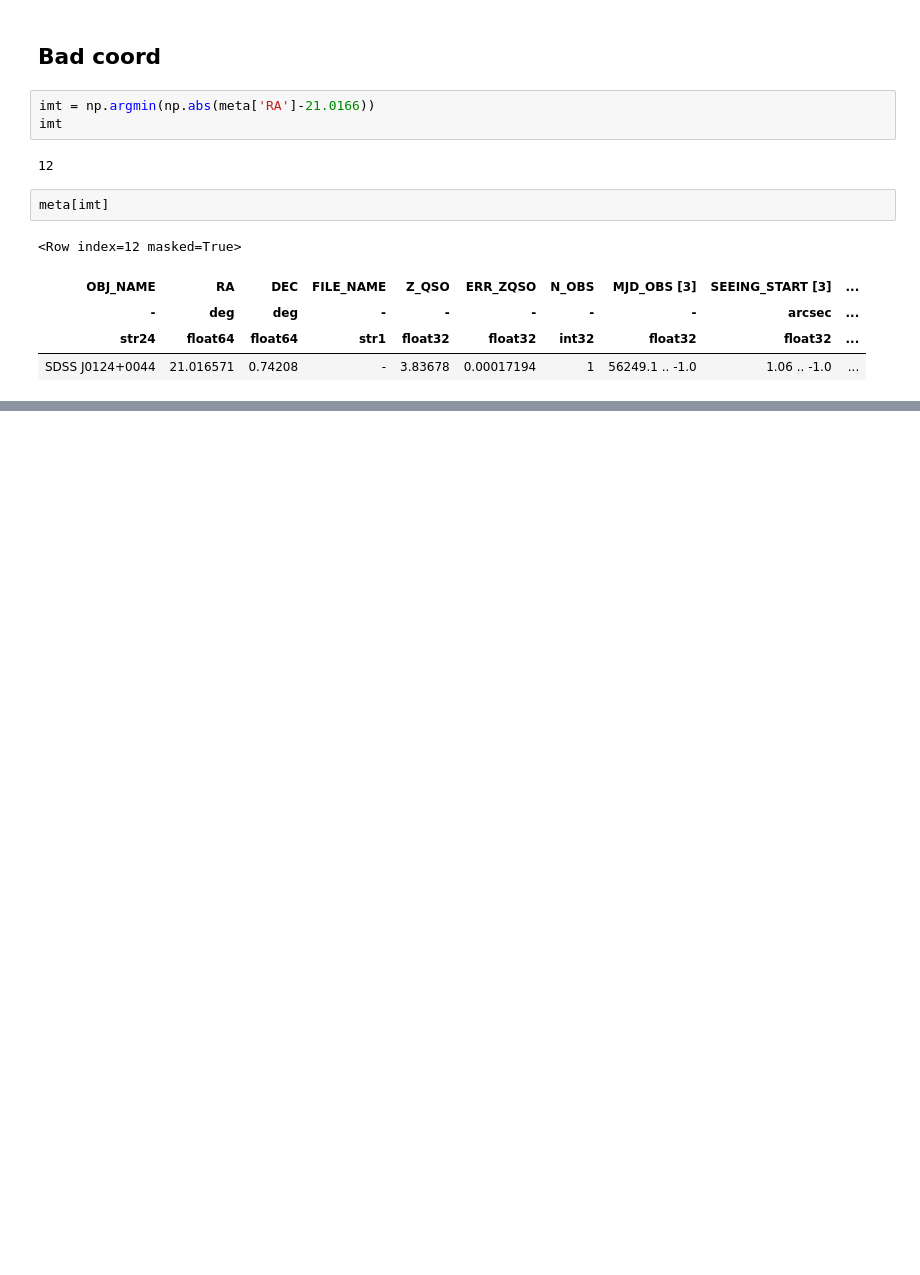
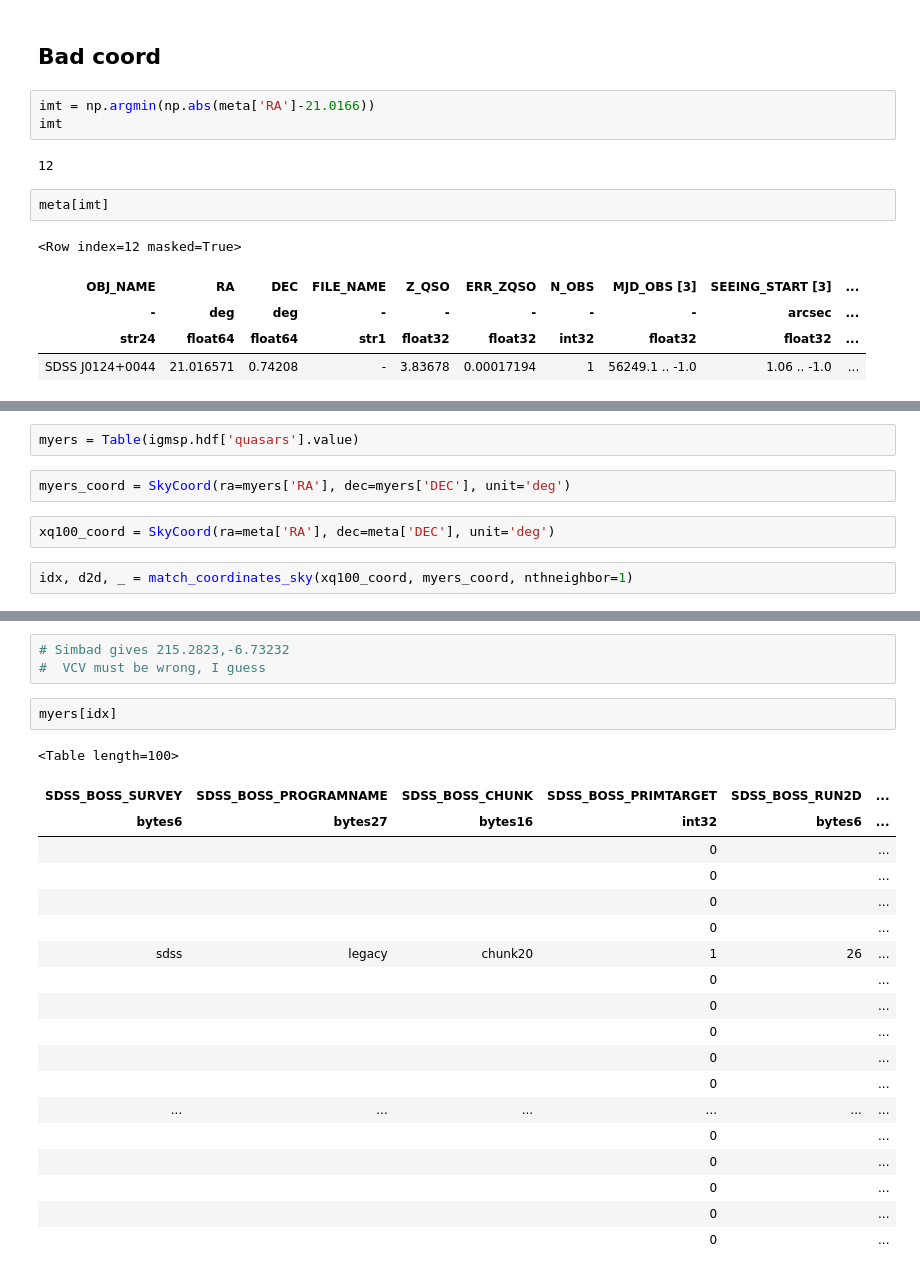
Before and after one commit to specdb/igmspec, a Jupyter notebook: docs/datasets/XQ-100.ipynb, the cells around one changed output, grey strips where cells are left out. Cells and saved outputs as stored; diff of their text form; blank space fills up the shorter version.

Commit message:
tie xq-100 coords to Myers

```diff
--- a/docs/datasets/XQ-100.ipynb
+++ b/docs/datasets/XQ-100.ipynb
@@ -234,0 +249,8 @@ meta[imt]
+# %%
+myers = Table(igmsp.hdf['quasars'].value)
+# %%
+myers_coord = SkyCoord(ra=myers['RA'], dec=myers['DEC'], unit='deg')
+# %%
+xq100_coord = SkyCoord(ra=meta['RA'], dec=meta['DEC'], unit='deg')
+# %%
+idx, d2d, _ = match_coordinates_sky(xq100_coord, myers_coord, nthneighbor=1)
@@ -234,0 +299,25 @@ meta[imt]
+# %%
+# Simbad gives 215.2823,-6.73232
+#  VCV must be wrong, I guess
+# %%
+myers[idx]
+# %% [output]
+<Table length=100>
+| SDSS_BOSS_SURVEY | SDSS_BOSS_PROGRAMNAME | SDSS_BOSS_CHUNK | SDSS_BOSS_PRIMTARGET | SDSS_BOSS_RUN2D | ... |
+| bytes6 | bytes27 | bytes16 | int32 | bytes6 | ... |
+|  |  |  | 0 |  | ... |
+|  |  |  | 0 |  | ... |
+|  |  |  | 0 |  | ... |
+|  |  |  | 0 |  | ... |
+| sdss | legacy | chunk20 | 1 | 26 | ... |
+|  |  |  | 0 |  | ... |
+|  |  |  | 0 |  | ... |
+|  |  |  | 0 |  | ... |
+|  |  |  | 0 |  | ... |
+|  |  |  | 0 |  | ... |
+| ... | ... | ... | ... | ... | ... |
+|  |  |  | 0 |  | ... |
+|  |  |  | 0 |  | ... |
+|  |  |  | 0 |  | ... |
+|  |  |  | 0 |  | ... |
+|  |  |  | 0 |  | ... |
```
Also changed, not shown: parts of 12 cells of this notebook, 2 other files.
